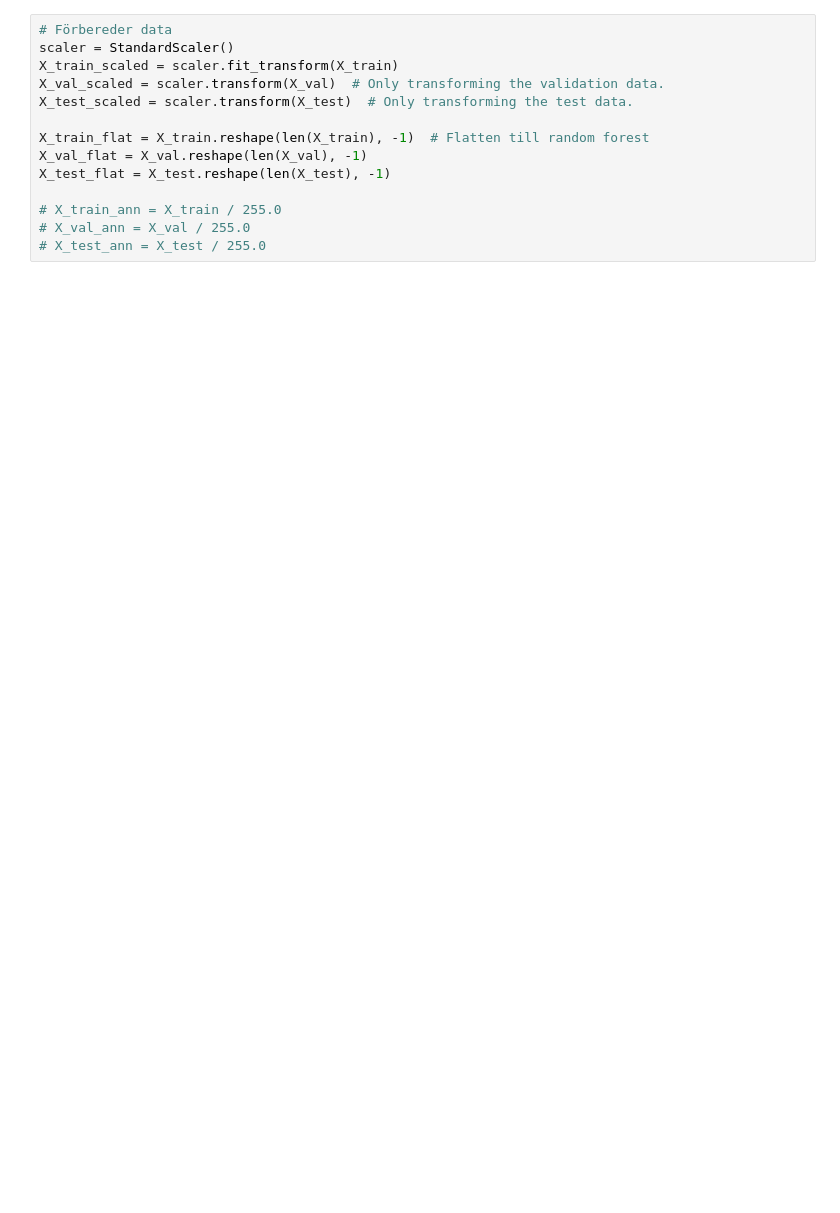
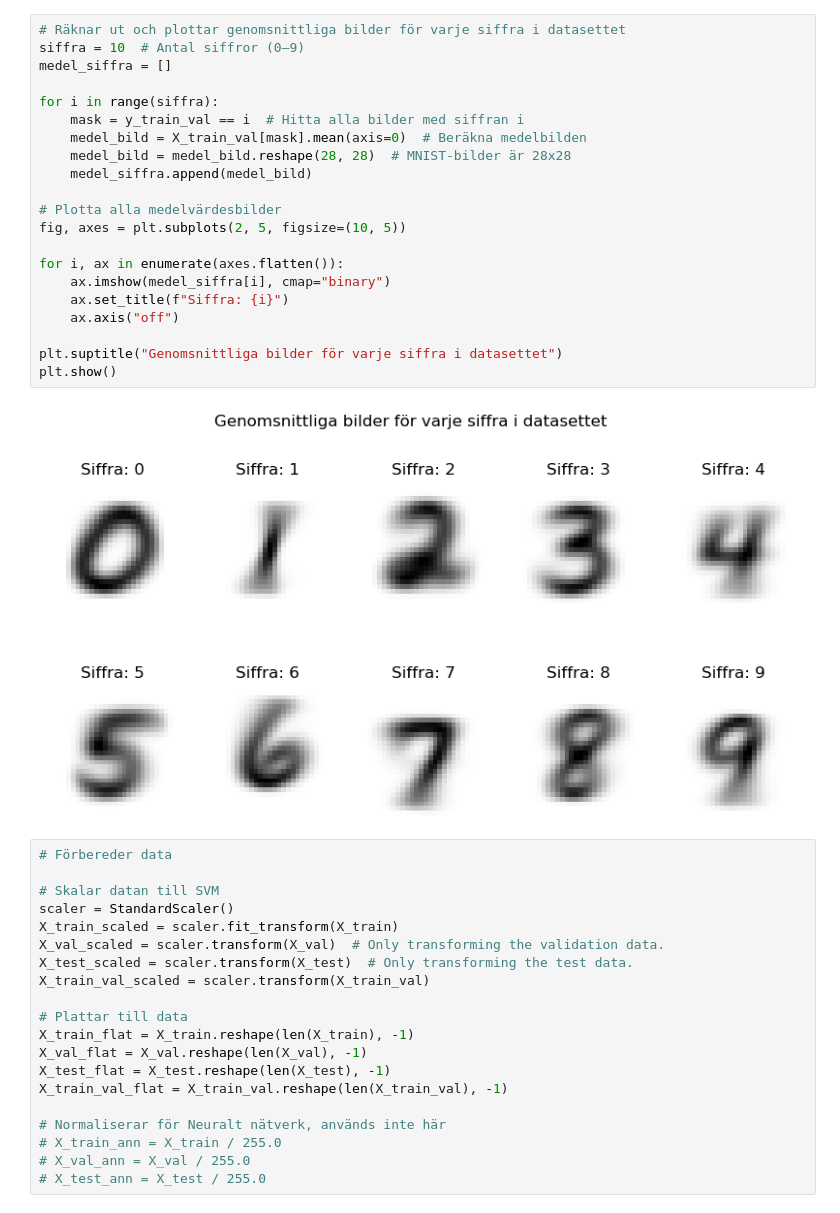
Before and after one commit to Al-Vinci/ML, a Jupyter notebook: MNIST.ipynb, the cells around one changed output. Drawn from its saved outputs; the diff is of its cells as text; blank space fills up the shorter version.

```diff
--- a/MNIST.ipynb
+++ b/MNIST.ipynb
@@ -55,14 +79,43 @@ lin_clf = LinearSVC(random_state = 42)
+# %%
+# Räknar ut och plottar genomsnittliga bilder för varje siffra i datasettet
+siffra = 10  # Antal siffror (0–9)
+medel_siffra = []
+
+for i in range(siffra):
+    mask = y_train_val == i  # Hitta alla bilder med siffran i
+    medel_bild = X_train_val[mask].mean(axis=0)  # Beräkna medelbilden
+    medel_bild = medel_bild.reshape(28, 28)  # MNIST-bilder är 28x28
+    medel_siffra.append(medel_bild)
+
+# Plotta alla medelvärdesbilder
+fig, axes = plt.subplots(2, 5, figsize=(10, 5))
+
+for i, ax in enumerate(axes.flatten()):
+    ax.imshow(medel_siffra[i], cmap="binary")
+    ax.set_title(f"Siffra: {i}")
+    ax.axis("off")
+
+plt.suptitle("Genomsnittliga bilder för varje siffra i datasettet")
+plt.show()
+# %% [output]
+[figure, added]
 # %%
 # Förbereder data
+
+# Skalar datan till SVM
 scaler = StandardScaler()
 X_train_scaled = scaler.fit_transform(X_train)
 X_val_scaled = scaler.transform(X_val)  # Only transforming the validation data.
 X_test_scaled = scaler.transform(X_test)  # Only transforming the test data.
+X_train_val_scaled = scaler.transform(X_train_val)
 
-X_train_flat = X_train.reshape(len(X_train), -1)  # Flatten till random forest
+# Plattar till data
+X_train_flat = X_train.reshape(len(X_train), -1)
 X_val_flat = X_val.reshape(len(X_val), -1)
 X_test_flat = X_test.reshape(len(X_test), -1)
+X_train_val_flat = X_train_val.reshape(len(X_train_val), -1)
 
+# Normaliserar för Neuralt nätverk, används inte här
 # X_train_ann = X_train / 255.0
 # X_val_ann = X_val / 255.0
 # X_test_ann = X_test / 255.0
```
Also changed, not shown: parts of 34 cells of this notebook, 6 other files.
